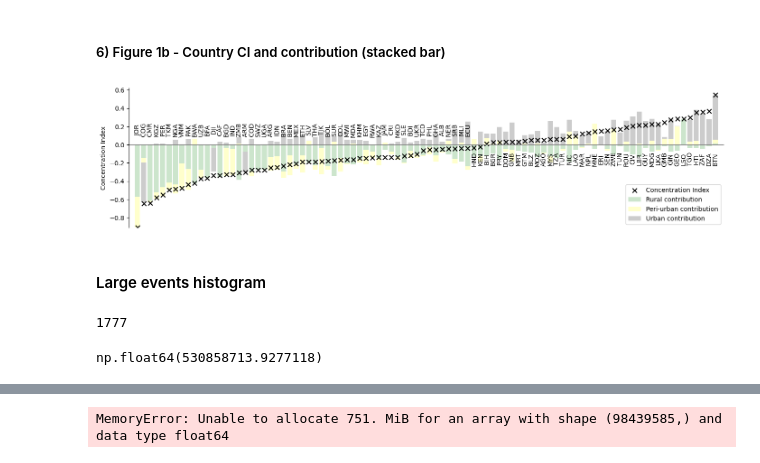
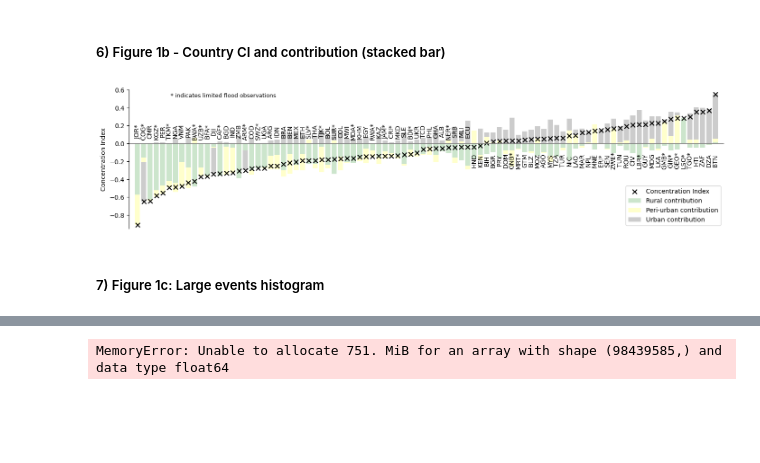
Before and after one commit to mvbnffc/flood-wealth, a Jupyter notebook: notebooks/1_observed_figures.ipynb, the cells around one changed output, grey strips where cells are left out. Drawn from its saved outputs; the diff is of its cells as text; code cells hidden in the pictures; blank space fills up the shorter version.

```diff
--- a/notebooks/1_observed_figures.ipynb
+++ b/notebooks/1_observed_figures.ipynb
@@ -245,9 +247,8 @@ plt.show()
 # %% [markdown]
 ##### 6) Figure 1b - Country CI and contribution (stacked bar)
 # %%
-# Going to make a dataframe with valid data
 bar_CI = combined_decomposed_metrics.copy() # avoid python warning
-# Calculate rural, suburban,  and urban contributions
+# Calculate rural, per-urban,  and urban contributions
 groups = {
     'rural': ['DUC11 Contribution', 'DUC12 Contribution', 'DUC13 Contribution'],
     'peri-urban' :['DUC21 Contribution', 'DUC22 Contribution', 'DUC23 Contribution'],
@@ -256,7 +257,7 @@ groups = {
 for newcol, cols in groups.items():
     bar_CI[newcol] = bar_CI[cols].sum(axis=1)
 # Columns to keep
-cols_keep = ['shapeName', 'ISO3', 'Total Flood Risk', 'CI', 'rural', 'peri-urban', 'urban']
+cols_keep = ['shapeName', 'ISO3', 'Total Flood Risk', 'CI', 'rural', 'peri-urban', 'urban', 'uncertain']
 bar_CI = bar_CI[cols_keep]
 # %%
 # Plot the figure
@@ -325,36 +326,52 @@ ax.xaxis.set_visible(False)
 ax.set_xticks(x)
 ax.set_xticklabels([])
 ax.set_xticklabels([''] * len(x))
 # Move country names to the zero line
 # break-point country (for moving labels from above to below y=0 axis)
 break_idx = plt_cont.index[plt_cont['ISO3'] == 'ECU'][0]
 # make  y in axis-fraction coordinates
 trans = ax.get_xaxis_transform()
-for i, name in enumerate(plt_cont['ISO3']):
+for i, row in plt_cont.iterrows():
     if i <= break_idx:
         y = 0.7
     else:
         y = 0.49
-    ax.text(i,                          # x‐position
-            y,                          # y‐position at the zero line
-            name,                       # the label
+
+    label = row['ISO3']
+    if row['uncertain']:
+        label = f"{label}*"
+
+    ax.text(i,
+            y,
+            label,
             rotation=90,
             ha='center',
-            va='center',                # or 'center' if you prefer
+            va='center',
             fontsize=10,
             transform=trans)
+
 ax.set_xticklabels(plt_cont['shapeName'], rotation=90, fontsize=6)
 ax.set_xlabel('Country')
 ax.spines['bottom'].set_visible(False)
 ax.spines['top'].set_visible(False)
 ax.spines['right'].set_visible(False)
 ax.margins(x=0.01)
 # ax2.spines['bottom'].set_visible(False)
 # ax2.spines['top'].set_visible(False)
 ax.set_ylabel('Concentration Index', fontsize=10)
 ax.legend(loc='lower right', fontsize=10)
+ax.set_ylim(-0.95, 0.6)
+
+ax.text(
+    0.07, 0.98,
+    '* indicates limited flood observations',
+    transform=ax.transAxes,
+    ha='left',
+    va='top',
+    fontsize=9
+)
 
 plt.tight_layout
 plt.show()
 # %% [output]
-[figure, old version]
+[figure, new version]
@@ -367,5 +378,5 @@ test_save.to_csv('test_decomposed_metrics.csv')
 # %% [markdown]
-#### Large events histogram
+##### 7) Figure 1c: Large events histogram
 # %%
 # Load data
 directory_path = os.path.join("..", "data", "results", "social_flood", "events")
@@ -415,13 +426,3 @@ for i in directory_names:
 results_df = pd.DataFrame(results, columns=["DFO_ID", "ISO3", "FE", "BQFE", "CI", "QR", "Q1", "Q2", "Q3", "Q4", "Q5", \
                                            "DUC11_CI", "DUC12_CI", "DUC13_CI", "DUC21_CI", "DUC22_CI", "DUC23_CI", "DUC30_CI", \
                                            "DUC11_S", "DUC12_S", "DUC13_S", "DUC21_S", "DUC22_S", "DUC23_S", "DUC30_S"])
-# %%
-len(results_df)
-# %% [output]
-1777
-# %%
-# Filter to remove no flood events
-results_df = results_df[results_df['FE'] > 0]
-results_df['FE'].sum()
-# %% [output]
-np.float64(530858713.9277118)
```
Also changed, not shown: parts of 14 cells of this notebook.
